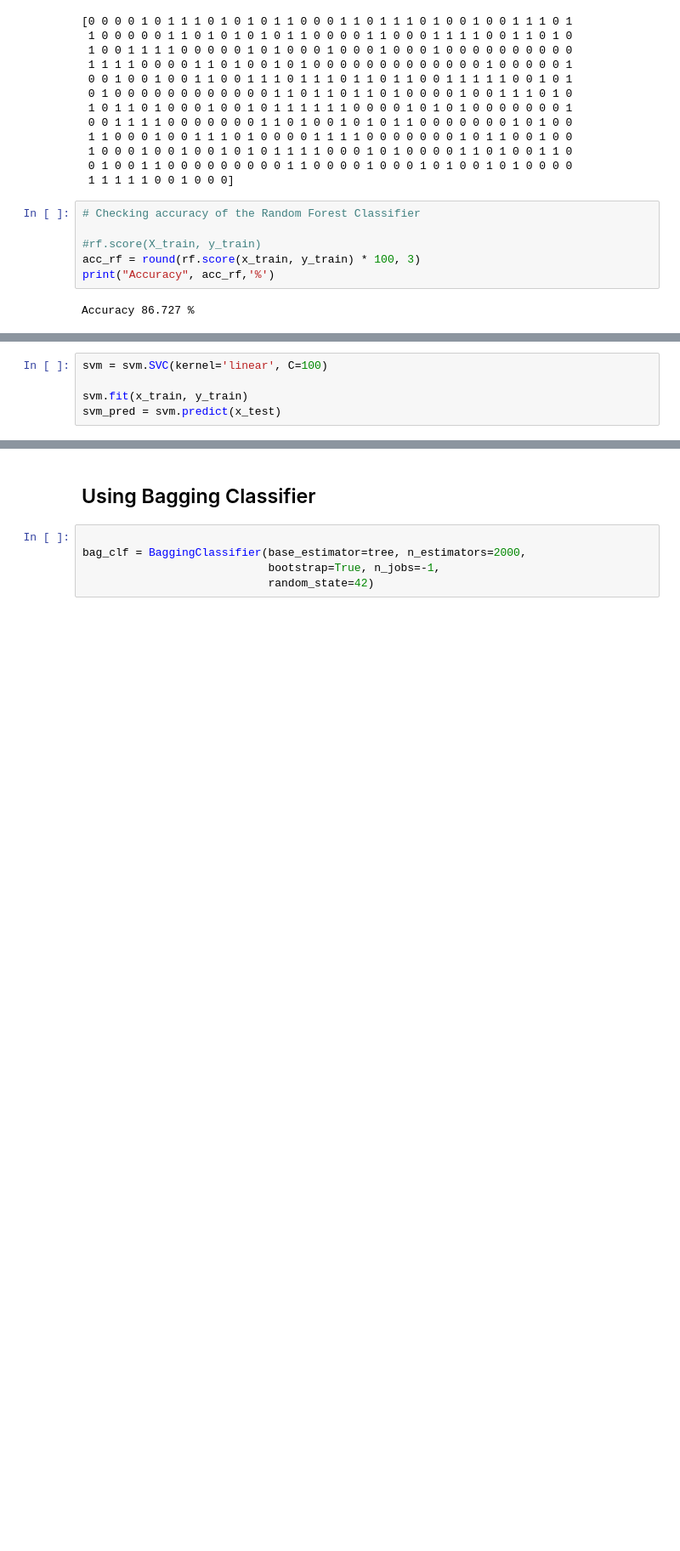
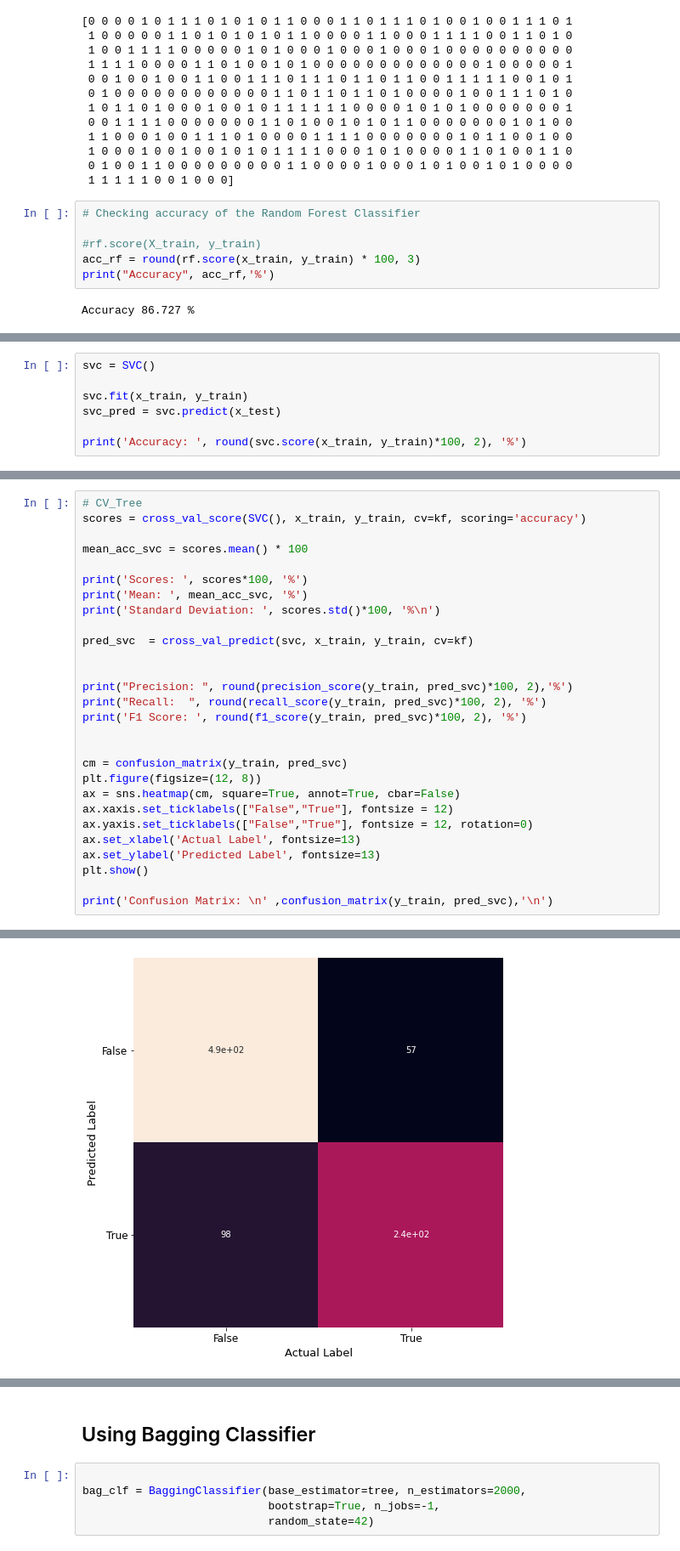
Before and after one commit to dhrey112/Project-ML-and-DL, a Jupyter notebook: titanic/Untitled.ipynb, the cells around one changed output, grey strips where cells are left out. Shown at 85% size. Cells and saved outputs as stored; diff of their text form; blank space fills up the shorter version.

```diff
--- a/titanic/Untitled.ipynb
+++ b/titanic/Untitled.ipynb
@@ -835,5 +832,0 @@ from sklearn import svm
-# %%
-svm = svm.SVC(kernel='linear', C=100)
-
-svm.fit(x_train, y_train)
-svm_pred = svm.predict(x_test)
@@ -839,0 +835,7 @@ svm_pred = svm.predict(x_test)
+# %%
+svc = SVC()
+
+svc.fit(x_train, y_train)
+svc_pred = svc.predict(x_test)
+
+print('Accuracy: ', round(svc.score(x_train, y_train)*100, 2), '%')
@@ -839,0 +844,29 @@ svm_pred = svm.predict(x_test)
+# %%
+# CV_Tree
+scores = cross_val_score(SVC(), x_train, y_train, cv=kf, scoring='accuracy')
+
+mean_acc_svc = scores.mean() * 100
+
+print('Scores: ', scores*100, '%')
+print('Mean: ', mean_acc_svc, '%')
+print('Standard Deviation: ', scores.std()*100, '%\n')
+
+pred_svc  = cross_val_predict(svc, x_train, y_train, cv=kf)
+
+
+print("Precision: ", round(precision_score(y_train, pred_svc)*100, 2),'%')
+print("Recall:  ", round(recall_score(y_train, pred_svc)*100, 2), '%')
+print('F1 Score: ', round(f1_score(y_train, pred_svc)*100, 2), '%')
+
+
+cm = confusion_matrix(y_train, pred_svc)
+plt.figure(figsize=(12, 8))
+ax = sns.heatmap(cm, square=True, annot=True, cbar=False)
+ax.xaxis.set_ticklabels(["False","True"], fontsize = 12)
+ax.yaxis.set_ticklabels(["False","True"], fontsize = 12, rotation=0)
+ax.set_xlabel('Actual Label', fontsize=13)
+ax.set_ylabel('Predicted Label', fontsize=13)
+plt.show()
+
+print('Confusion Matrix: \n' ,confusion_matrix(y_train, pred_svc),'\n')
+# %% [output]
@@ -839,0 +880 @@ svm_pred = svm.predict(x_test)
+[figure, added]
```
Also changed, not shown: parts of 5 cells of this notebook.
